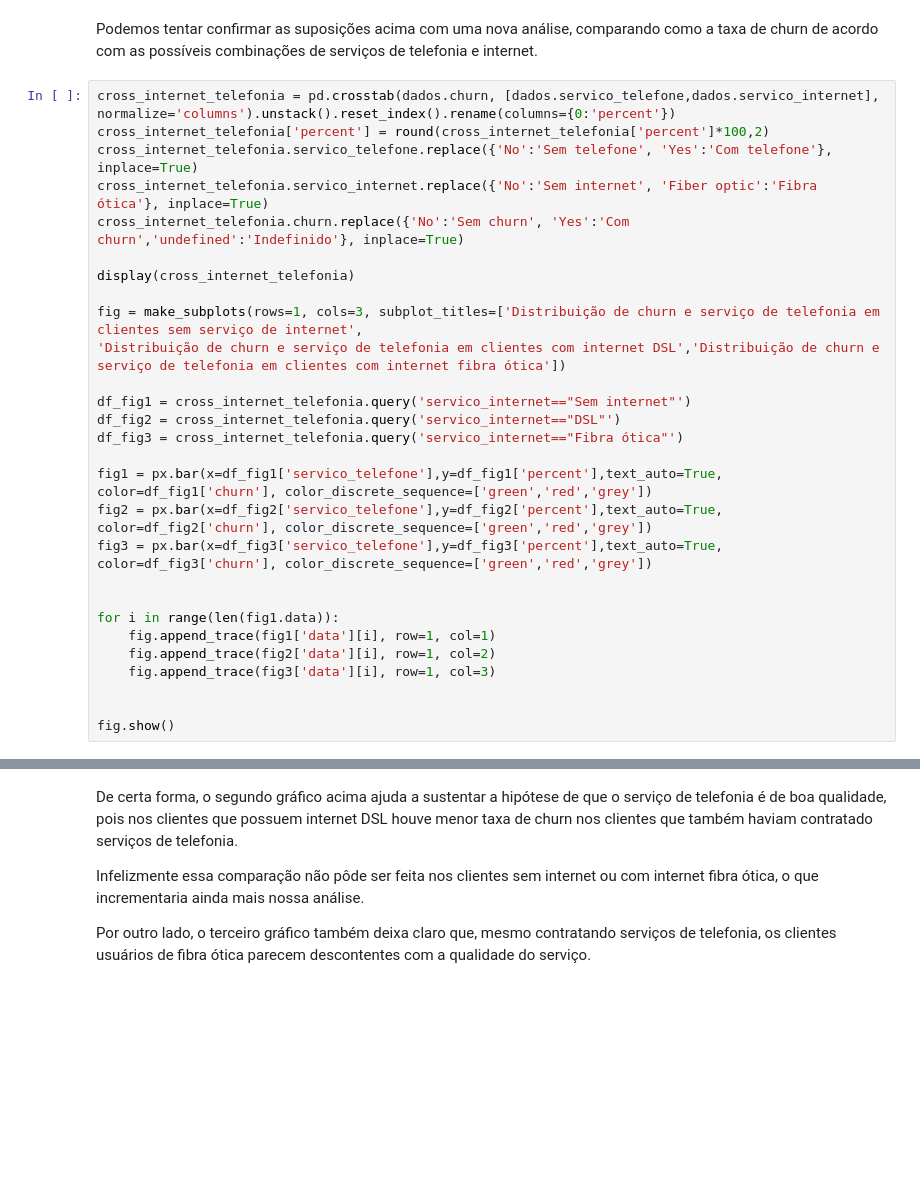
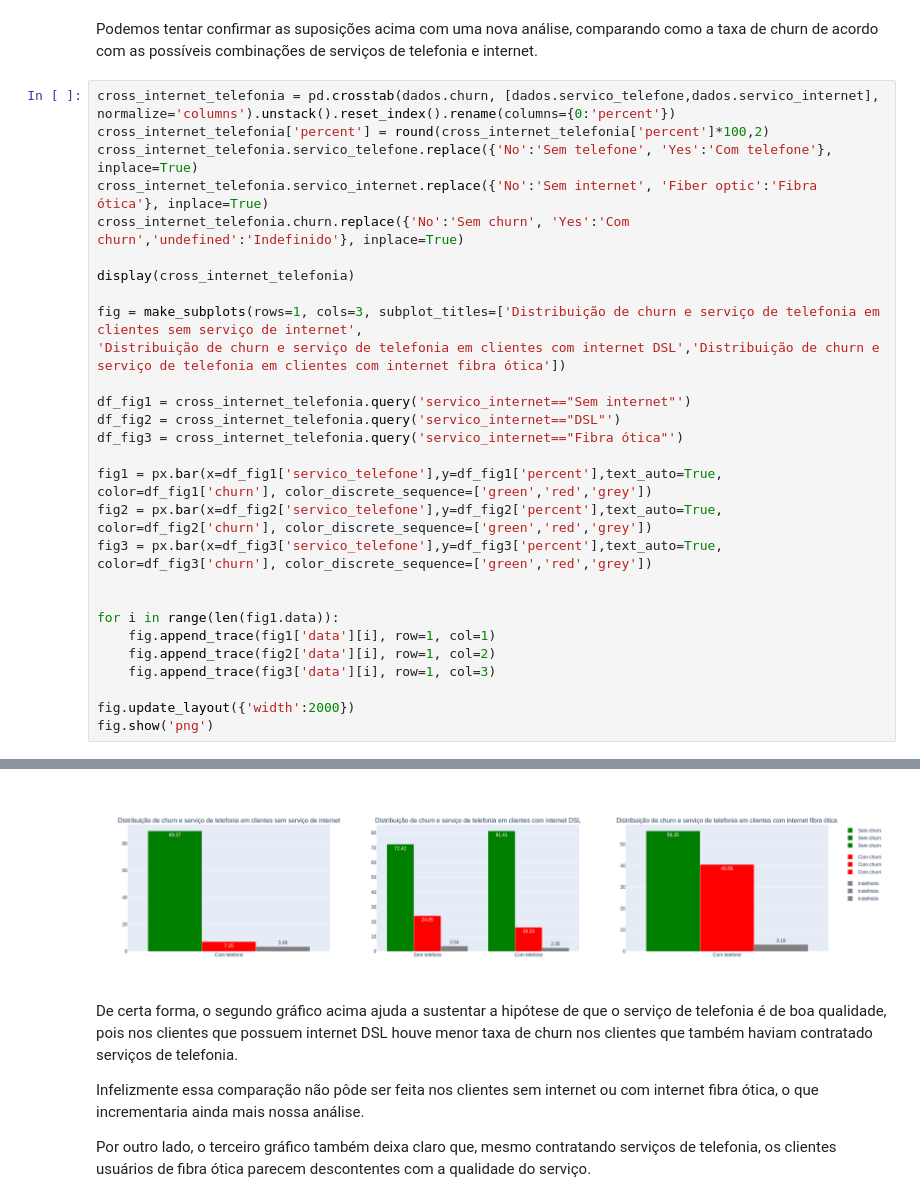
Before and after one commit to jackson-simionato/challenge_alura_DS01, a Jupyter notebook: week_2_challenge_alura_DS_2022_05.ipynb, the cells around one changed output, grey strips where cells are left out. Drawn from its saved outputs; the diff is of its cells as text; blank space fills up the shorter version.

```diff
--- a/week_2_challenge_alura_DS_2022_05.ipynb
+++ b/week_2_challenge_alura_DS_2022_05.ipynb
@@ -356,35 +359,36 @@ fig = make_subplots(rows=1, cols=3, subplot_titles=['Distribuição de churn e s
 'Distribuição de churn e serviço de telefonia em clientes com internet DSL','Distribuição de churn e serviço de telefonia em clientes com internet fibra ótica'])
 
 df_fig1 = cross_internet_telefonia.query('servico_internet=="Sem internet"')
 df_fig2 = cross_internet_telefonia.query('servico_internet=="DSL"')
 df_fig3 = cross_internet_telefonia.query('servico_internet=="Fibra ótica"')
 
 fig1 = px.bar(x=df_fig1['servico_telefone'],y=df_fig1['percent'],text_auto=True, color=df_fig1['churn'], color_discrete_sequence=['green','red','grey'])
 fig2 = px.bar(x=df_fig2['servico_telefone'],y=df_fig2['percent'],text_auto=True, color=df_fig2['churn'], color_discrete_sequence=['green','red','grey'])
 fig3 = px.bar(x=df_fig3['servico_telefone'],y=df_fig3['percent'],text_auto=True, color=df_fig3['churn'], color_discrete_sequence=['green','red','grey'])
 
 
 for i in range(len(fig1.data)):
     fig.append_trace(fig1['data'][i], row=1, col=1)
     fig.append_trace(fig2['data'][i], row=1, col=2)
     fig.append_trace(fig3['data'][i], row=1, col=3)
 
-
-fig.show()
+fig.update_layout({'width':2000})
+fig.show('png')
 # %% [output]
 |  | servico_telefone | servico_internet | churn | percent |
 | 0 | Sem telefone | DSL | Sem churn | 72.42 |
 | 1 | Sem telefone | DSL | Com churn | 24.05 |
 | 2 | Sem telefone | DSL | Indefinido | 3.54 |
 | 3 | Com telefone | DSL | Sem churn | 81.41 |
 | 4 | Com telefone | DSL | Com churn | 16.23 |
 | 5 | Com telefone | DSL | Indefinido | 2.36 |
 | 6 | Com telefone | Fibra ótica | Sem churn | 56.25 |
 | 7 | Com telefone | Fibra ótica | Com churn | 40.56 |
 | 8 | Com telefone | Fibra ótica | Indefinido | 3.19 |
 | 9 | Com telefone | Sem internet | Sem churn | 89.37 |
 | 10 | Com telefone | Sem internet | Com churn | 7.15 |
 | 11 | Com telefone | Sem internet | Indefinido | 3.48 |
+[figure, added]
 # %% [markdown]
 De certa forma, o segundo gráfico acima ajuda a sustentar a hipótese de que o serviço de telefonia é de boa qualidade, pois nos clientes que possuem internet DSL houve menor taxa de churn nos clientes que também haviam contratado serviços de telefonia.
 
```
Also changed, not shown: parts of 6 cells of this notebook.
